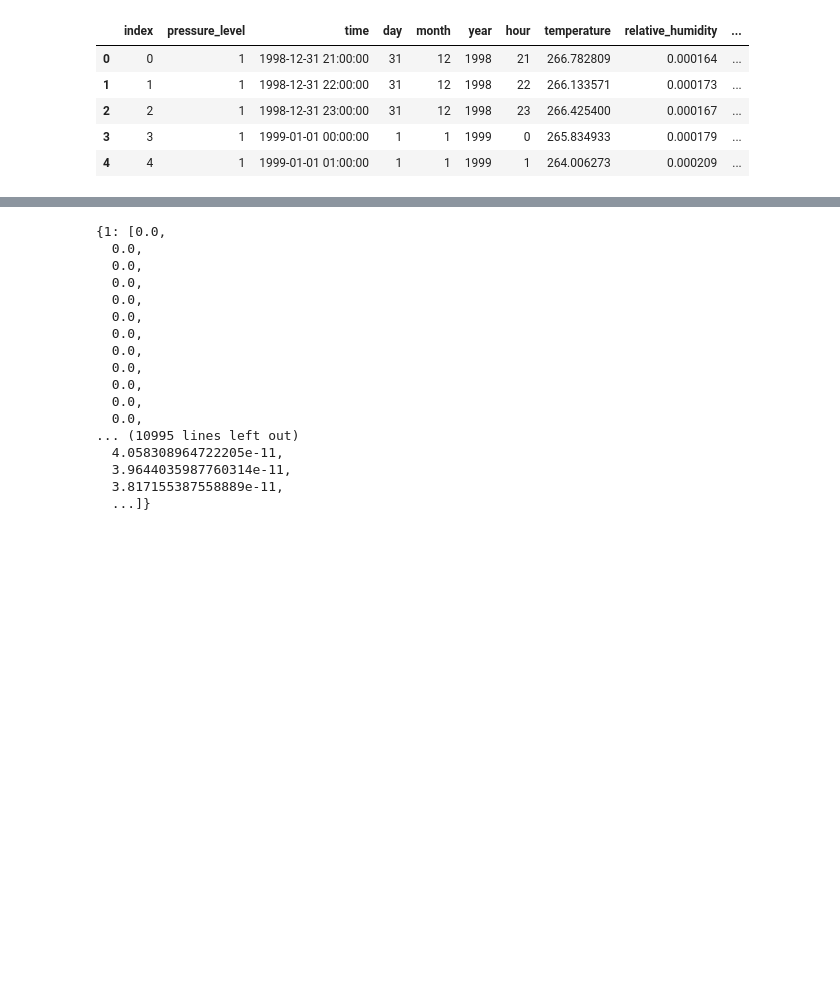
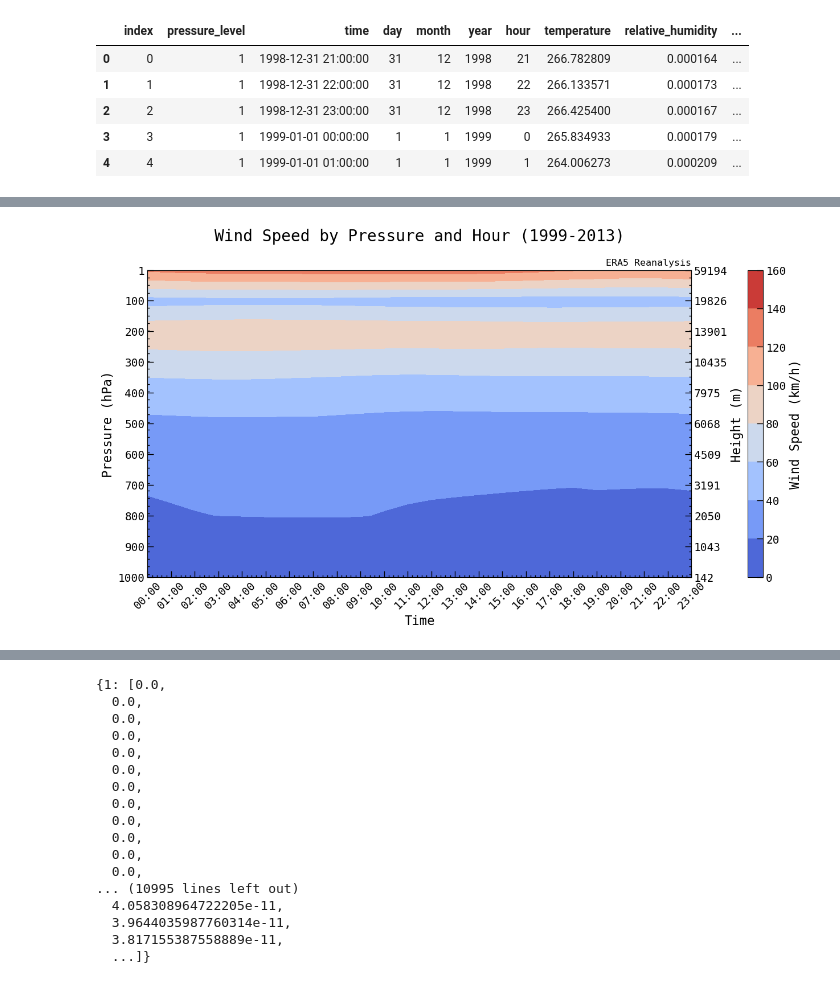
Before and after one commit to killatc/GSST-daytime-sky-quality, a Jupyter notebook: src/vertical_profile.ipynb, the cells around one changed output, grey strips where cells are left out. Drawn from its saved outputs; the diff is of its cells as text; code cells hidden in the pictures; blank space fills up the shorter version.

```diff
--- a/src/vertical_profile.ipynb
+++ b/src/vertical_profile.ipynb
@@ -338,0 +365,52 @@ plt.savefig('../images/temperature_by_pressure_and_month.png', dpi=300, bbox_inc
+# %%
+vp_wind_speed = df_full.groupby(["hour", "pressure_level"]).agg({'wind_speed': 'mean'}).reset_index()
+# K -> C
+vp_wind_speed['wind_speed'] = vp_wind_speed['wind_speed']
+
+pivot = vp_wind_speed.pivot(index='pressure_level', columns='hour', values='wind_speed')
+# pivot.index = pl_vs_altitude.sort_values('pressure_level')['altitude']
+X, Y = np.meshgrid(pivot.columns, pivot.index)
+Z = pivot.values
+
+
+fig, ax = plt.subplots(1, 1, figsize=(16, 7))
+
+# creating levels where 0 is in the middle
+# levels = [-75, -50, -25, 0, 5, 10, 15, 20, 25, 30, 35, 40]
+min_level = -75
+max_level = 40
+zero_level = 0
+
+levels = [0, 20, 40, 60, 80, 100, 120, 140, 160.]
+
+#contour = ax.contourf(X, Y, Z, cmap='coolwarm')
+contour = ax.contourf(X, Y, Z, cmap='coolwarm', levels=levels)
+plt.yticks(pivot.index)
+xticks = [f"{str(int(x)).zfill(2)}:00" for x in pivot.columns.values]
+ax.set_xticks(pivot.columns, xticks, rotation=45)
+ax.set_title('Wind Speed by Pressure and Hour (1999-2013)', y=1.08)
+ax.set_title('ERA5 Reanalysis', fontsize=12, loc='right')
+ax.set_xlabel('Time')
+ax.set_ylabel('Pressure (hPa)')
+plt.colorbar(contour, label='Wind Speed (km/h)', pad=0.08)
+
+plt.gca().invert_yaxis()  # Inverter o eixo y para que a pressão decresça com a altura
+
+ax2 = ax.twinx()
+#contour = ax2.contourf(X, Y, Z, cmap='coolwarm', alpha=0)
+contour = ax2.contourf(X, Y, Z, cmap='coolwarm', alpha=0, levels=levels)
+plt.yticks(pivot.index, [int(x) for x in pl_vs_altitude['altitude'].sort_values(ascending=False)])
+xticks = [f"{str(int(x)).zfill(2)}:00" for x in pivot.columns.values]
+ax2.set_ylabel("Height (m)")
+plt.xticks(pivot.columns, xticks)
+plt.gca().invert_yaxis()
+
+
+
+# Formatando o eixo x para mostrar as datas corretamente
+# plt.xticks(ticks=pivot.columns, labels=pd.to_datetime(pivot.columns).strftime('%Y-%m-%d %H:%M'), rotation=45)
+#plt.savefig('../images/wind_speed_by_pressure_and_time.png', dpi=300, bbox_inches='tight', pad_inches=0.1)
+plt.savefig('/media/edith/TOSHIBA EXT/Reanalysis_ERA5/Imagens/wind_speed_by_pressure_and_time.pdf', dpi=300, bbox_inches='tight', pad_inches=0.1)
+plt.show()
+# %% [output]
+[figure, added]
```
Also changed, not shown: parts of 13 cells of this notebook, 2 other files.
